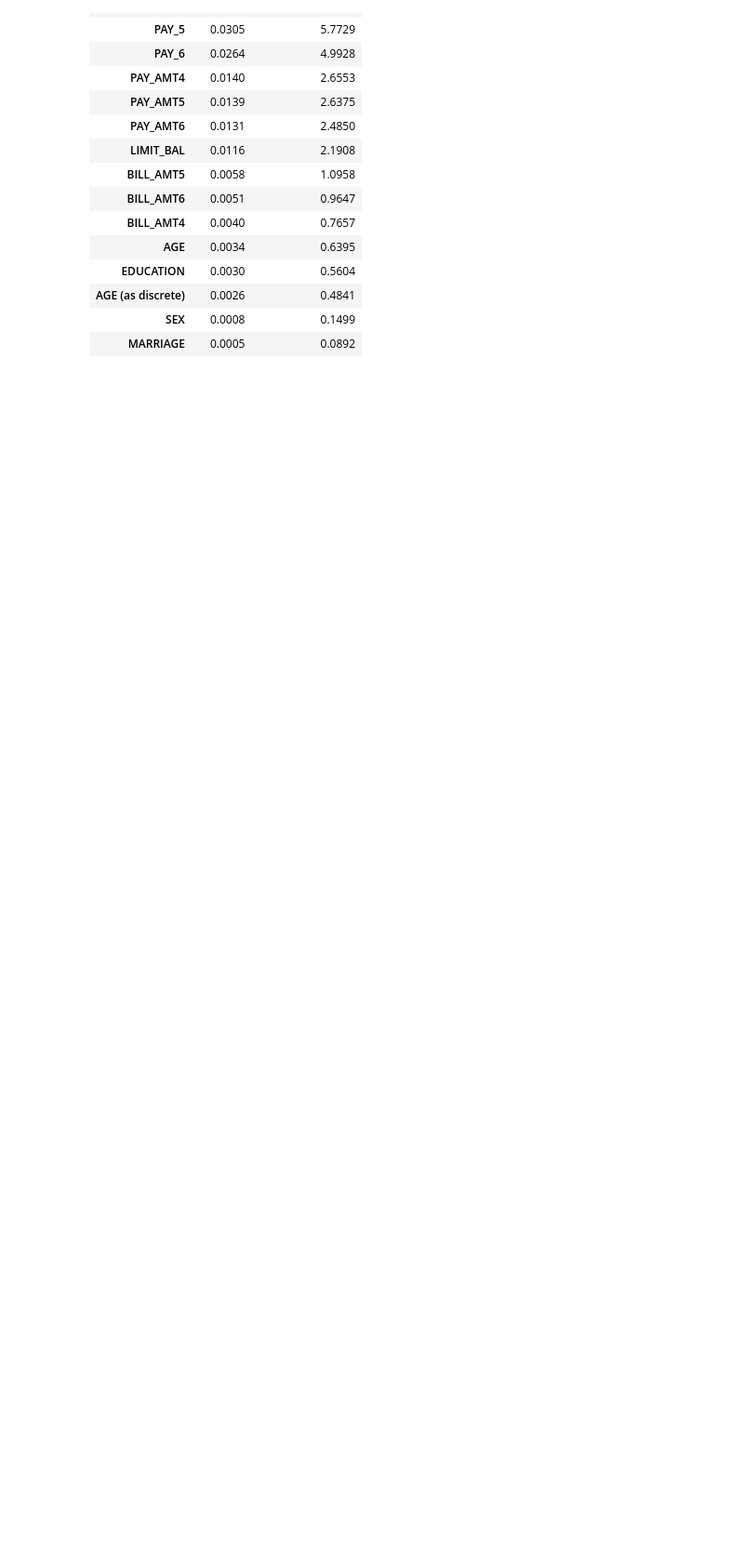
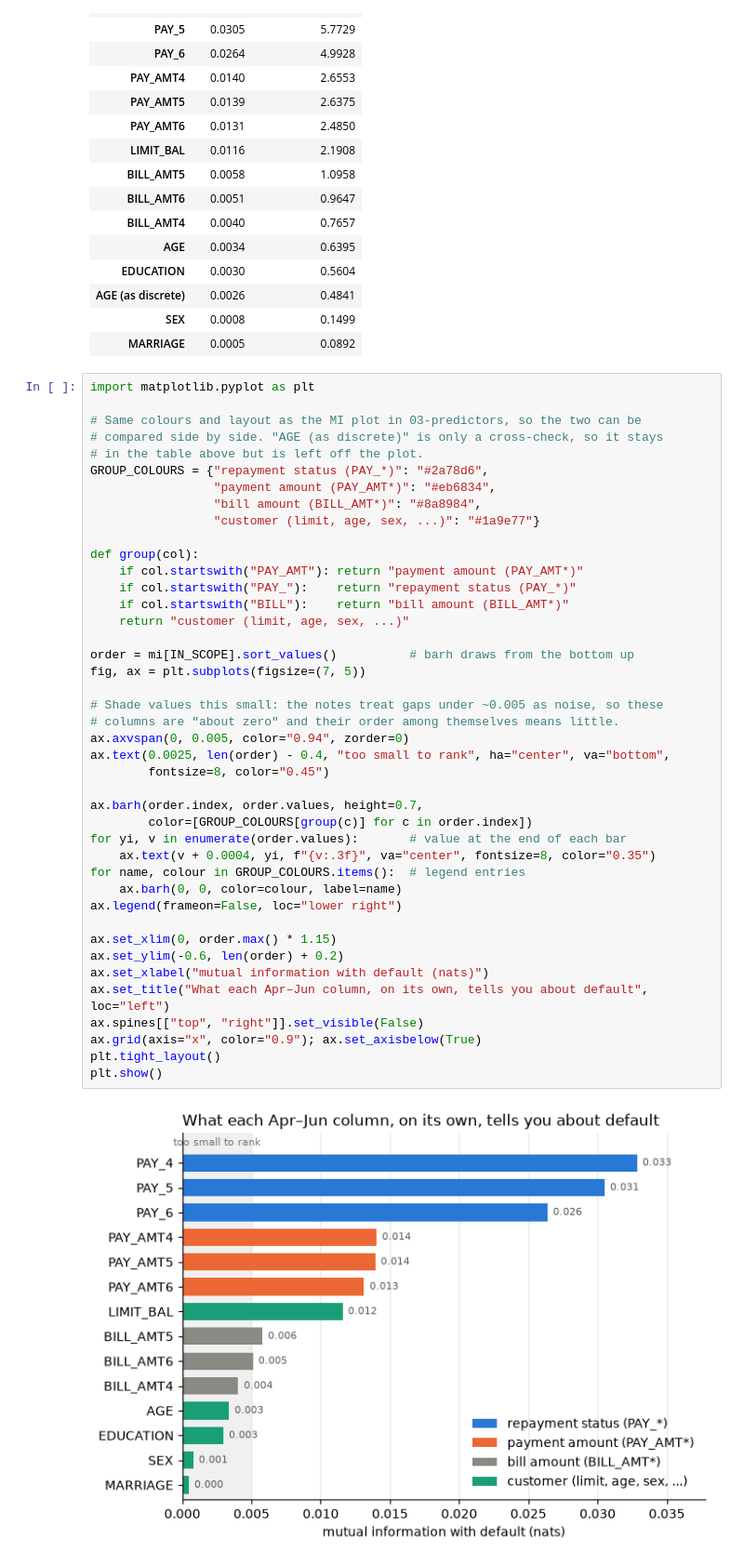
Before and after one commit to Oscar339/dst-sprint0, a Jupyter notebook: Oscar/06-early-warning.ipynb, the cells around one changed output. Shown at 93% size. Drawn from its saved outputs; the diff is of its cells as text; blank space fills up the shorter version.

Commit message:
Add 06/07 plan and MI plot in 06
- Oscar/06-07-plan.md: working plan for 06 (predictors) and 07 (model),
  with status of Alex's suggestions. Flags that 12431/12433 (identical
  except the label) are both still in the clean data.
- 06-early-warning: MI bar chart (same style as 03), and the two
  mentions of 03's column fixed to PAY_0.

Co-Authored-By: Claude Opus 5.5 <noreply@anthropic.com>

```diff
--- a/Oscar/06-early-warning.ipynb
+++ b/Oscar/06-early-warning.ipynb
@@ -114,6 +114,50 @@ default rate 0.221; label entropy 0.528 nats
 | AGE (as discrete) | 0.0026 | 0.4841 |
 | SEX | 0.0008 | 0.1499 |
 | MARRIAGE | 0.0005 | 0.0892 |
+# %%
+import matplotlib.pyplot as plt
+
+# Same colours and layout as the MI plot in 03-predictors, so the two can be
+# compared side by side. "AGE (as discrete)" is only a cross-check, so it stays
+# in the table above but is left off the plot.
+GROUP_COLOURS = {"repayment status (PAY_*)": "#2a78d6",
+                 "payment amount (PAY_AMT*)": "#eb6834",
+                 "bill amount (BILL_AMT*)": "#8a8984",
+                 "customer (limit, age, sex, ...)": "#1a9e77"}
+
+def group(col):
+    if col.startswith("PAY_AMT"): return "payment amount (PAY_AMT*)"
+    if col.startswith("PAY_"):    return "repayment status (PAY_*)"
+    if col.startswith("BILL"):    return "bill amount (BILL_AMT*)"
+    return "customer (limit, age, sex, ...)"
+
+order = mi[IN_SCOPE].sort_values()          # barh draws from the bottom up
+fig, ax = plt.subplots(figsize=(7, 5))
+
+# Shade values this small: the notes treat gaps under ~0.005 as noise, so these
+# columns are "about zero" and their order among themselves means little.
+ax.axvspan(0, 0.005, color="0.94", zorder=0)
+ax.text(0.0025, len(order) - 0.4, "too small to rank", ha="center", va="bottom",
+        fontsize=8, color="0.45")
+
+ax.barh(order.index, order.values, height=0.7,
+        color=[GROUP_COLOURS[group(c)] for c in order.index])
+for yi, v in enumerate(order.values):       # value at the end of each bar
+    ax.text(v + 0.0004, yi, f"{v:.3f}", va="center", fontsize=8, color="0.35")
+for name, colour in GROUP_COLOURS.items():  # legend entries
+    ax.barh(0, 0, color=colour, label=name)
+ax.legend(frameon=False, loc="lower right")
+
+ax.set_xlim(0, order.max() * 1.15)
+ax.set_ylim(-0.6, len(order) + 0.2)
+ax.set_xlabel("mutual information with default (nats)")
+ax.set_title("What each Apr–Jun column, on its own, tells you about default", loc="left")
+ax.spines[["top", "right"]].set_visible(False)
+ax.grid(axis="x", color="0.9"); ax.set_axisbelow(True)
+plt.tight_layout()
+plt.show()
+# %% [output]
+[figure, added]
 # %% [markdown]
 ### Notes so far (rough)
 
```
